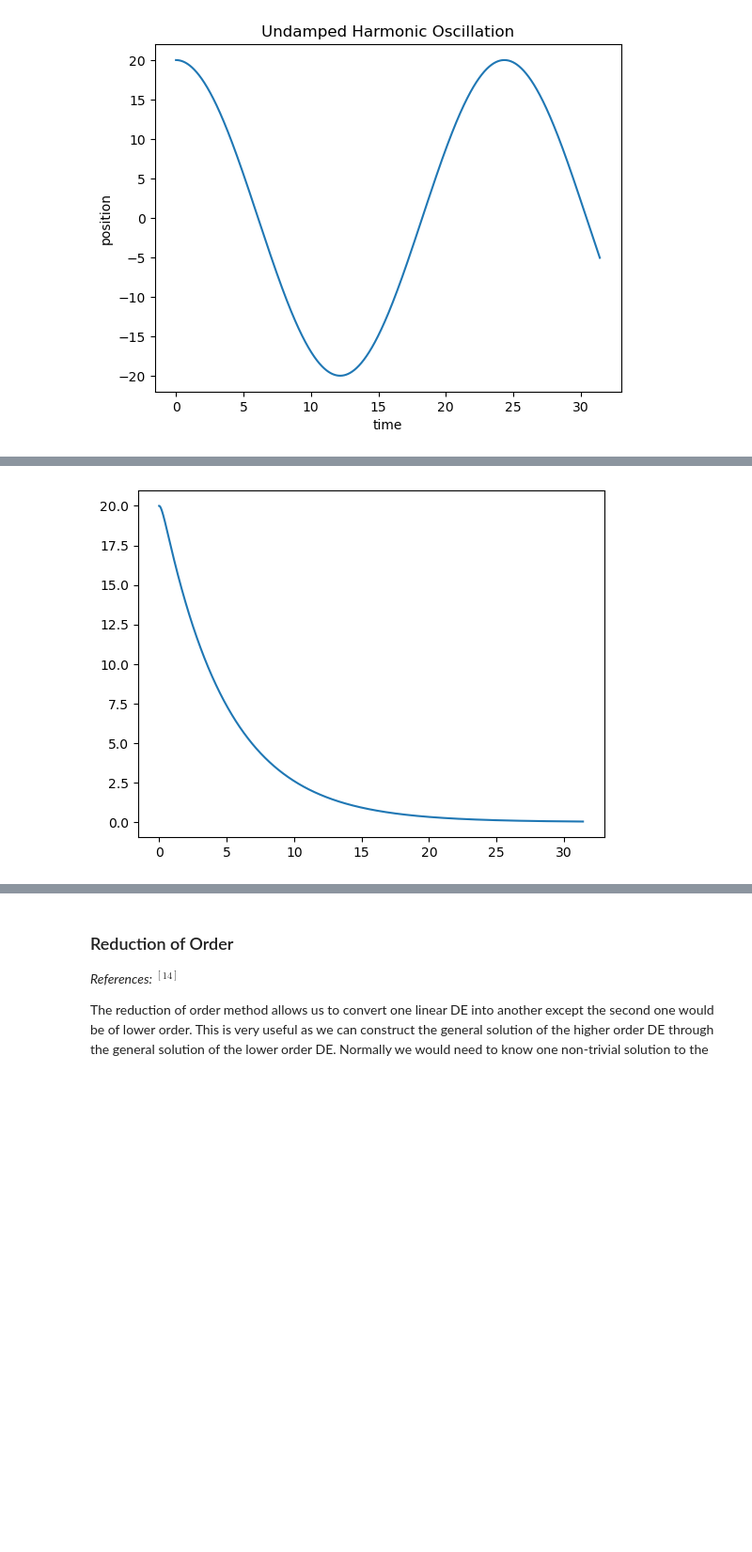
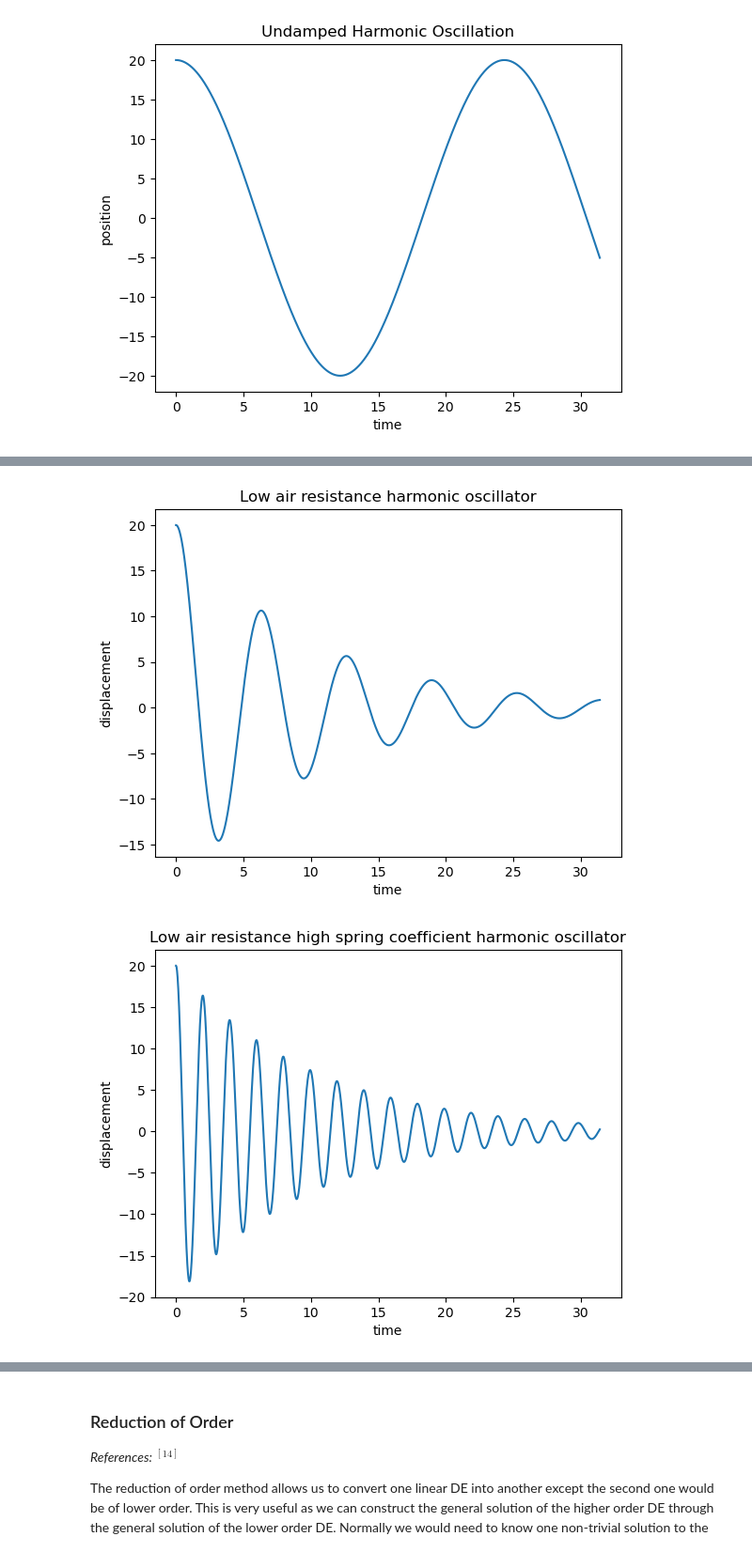
Before and after one commit to AlexanderTsoiGeorgiev/Differential-Equations, a Jupyter notebook: Differential Equations.ipynb, the cells around one changed output, grey strips where cells are left out. Shown at 94% size. Drawn from its saved outputs; the diff is of its cells as text; code cells hidden in the pictures; blank space fills up the shorter version.

```diff
--- a/Differential Equations.ipynb
+++ b/Differential Equations.ipynb
@@ -550,44 +559,70 @@ Then we have tree options depending on whether $ R^2 $ is greater, lower or equa
 # %%
-def damped_harmonic_oscillator(spring_coefficient = 1, mass = 1, air_resistance = 1,  initial_y = [0, 20], initial_dydt = [0, 0]):
+def damped_harmonic_oscillator(spring_coefficient = 1, mass = 1, air_resistance = 1,  initial_y = [0, 20], initial_yprime = [0, 0], title="Damped Harmonic Oscillator"):
     omega = np.sqrt(spring_coefficient / mass)
     R = (air_resistance / 2 * mass)
     t = np.arange(0, 10 * np.pi, 0.01)
 
-    C1, C2 = sp.symbols('C1, C2')
-    t_y = initial_y[0]
-    y_eq_val = initial_y[1]
-    t_dydt = initial_dydt[0]
-    dydt_eq_val = initial_dydt[1]
+    C1, C2, t_symbol = sp.symbols('C1, C2, t')
+    y_t0 = initial_y[0]
+    y_equation_value = initial_y[1]
+    yprime_t0 = initial_yprime[0]
+    yprime_equation_value = initial_yprime[1]
 
     D = cmath.sqrt(R ** 2 - omega ** 2)
 
     if D.imag != 0 and D.real == 0:
+        zeta = np.sqrt(omega ** 2 - R ** 2)
 
-        pass
+        y_equation = sp.Eq(C1 * np.exp(-R * y_t0) * cos(zeta * y_t0) + C2 * np.exp(-R * y_t0) * sin(zeta * y_t0), y_equation_value)
+        yprime_equation = sp.Eq(-np.exp(-R * yprime_t0) * ((C2 * R + C1 * zeta) * sin(zeta * yprime_t0)+ (C1 * R - C2 * zeta)  * cos(zeta * yprime_t0)), yprime_equation_value)
+
+        output = solve([y_equation,yprime_equation], dict=False)
+        C1_value = output[C1]
+        C2_value = output[C2]
+
+        y = C1_value * np.exp(-R * t) * np.cos(zeta * t) + C2_value * np.exp(-R * t) * np.sin(zeta * t)
+        plt.plot(t, y)
     elif D.imag == 0 and D.real != 0:
         root_one = (-R + D)
         root_two = (-R - D)
 
-        y_eq = sp.Eq(C1 * np.exp(root_one * t_y) + C2 * np.exp(root_two * t_y), y_eq_val)
-        dydt_eq = sp.Eq(C1 * root_one * np.exp(root_one * t_dydt) + C2 * root_two* np.exp(root_two * t_dydt), dydt_eq_val)
+        y_equation = sp.Eq(C1 * np.exp(root_one * y_t0) + C2 * np.exp(root_two * y_t0), y_equation_value)
+        yprime_equation = sp.Eq(C1 * root_one * np.exp(root_one * yprime_t0) + C2 * root_two* np.exp(root_two * yprime_t0), yprime_equation_value)
 
-        output = solve([y_eq,dydt_eq], dict=False)
+        output = solve([y_equation, yprime_equation], dict=False)
         C1_value = output[C1]
         C2_value = output[C2]
 
         y = C1_value* np.exp(root_one * t) + C2_value * np.exp(root_two * t)
         plt.plot(t, y)
     else:
-        print("zero")
-        pass
+        double_root = -R
 
+        y_equation = sp.Eq(C1 * np.exp(double_root * y_t0) + C2 * y_t0 * np.exp(double_root * y_t0), y_equation_value)
+        yprime_equation = sp.Eq( np.exp(double_root * yprime_t0) * (C2 * double_root * yprime_t0 + C1 * double_root + C2), yprime_equation_value)
+
+        output = solve([y_equation, yprime_equation], dict=False)
+        C1_value = output[C1]
+        C2_value = output[C2]
+
+        y = C1_value * np.exp(double_root * t) + C2_value * t * np.exp(double_root * t)
+        plt.plot(t, y)
+
+    plt.xlabel("time")
+    plt.ylabel("displacement")
+    plt.title(title)
     plt.show()
 
 # Low Air Resistance
+damped_harmonic_oscillator(air_resistance = 0.2, title = "Low air resistance harmonic oscillator")
+damped_harmonic_oscillator(air_resistance = 0.2, spring_coefficient=10, title = "Low air resistance high spring coefficient harmonic oscillator")
+
 
 # High Air Resistance
-damped_harmonic_oscillator(air_resistance=5)
+damped_harmonic_oscillator(air_resistance = 5, title="High air resistance harmonic oscillator")
 
 # Air Resistance = Spring Coefficient
+damped_harmonic_oscillator(air_resistance = 8, spring_coefficient = 16, title='$\omega$ = $R$ harmonic oscillator')
 # %% [output]
-[figure, old version]
+[figure, new version]
+[figure, added]
```
Also changed, not shown: parts of 7 cells of this notebook.
